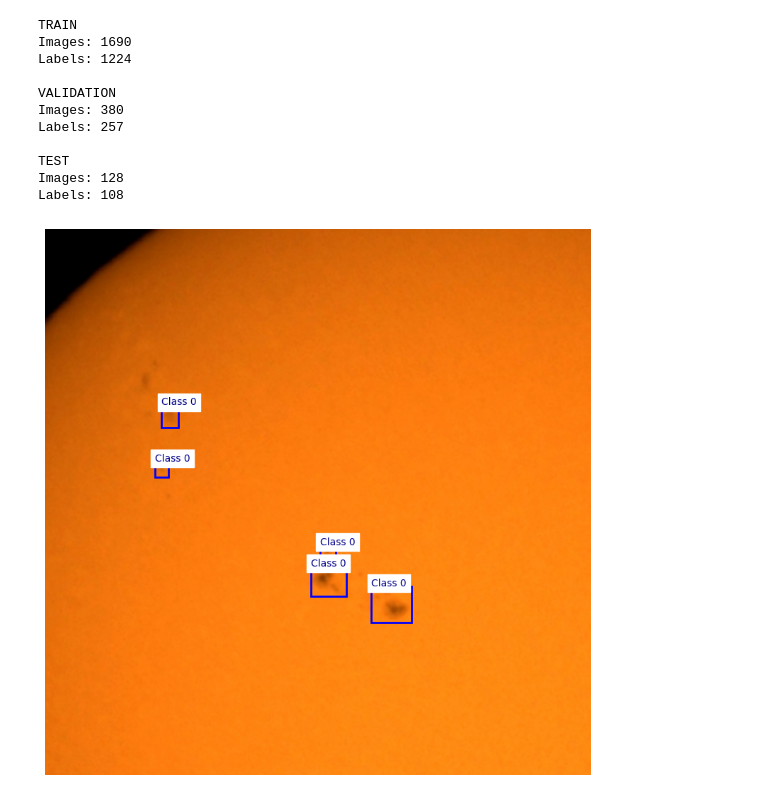
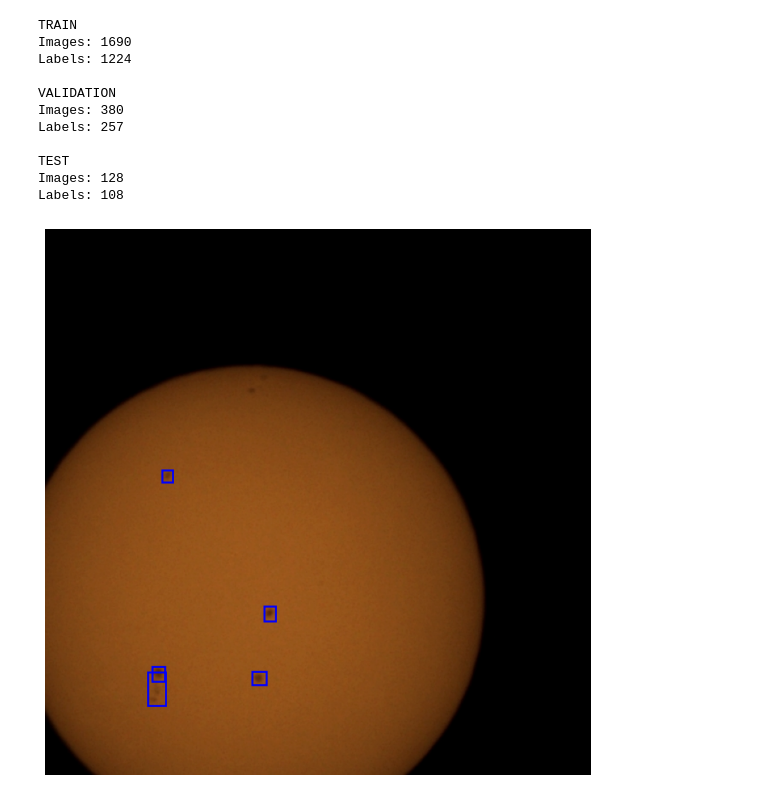
Before and after one commit to mahashreeajmeri/Computer-Vision, a Jupyter notebook: main_code.ipynb, the cells around one changed output. Saved outputs shown, nothing was run; the diff lists cells and outputs as text; code cells hidden in the pictures.

```diff
--- a/main_code.ipynb
+++ b/main_code.ipynb
@@ -44,13 +45,13 @@ Labels: 108
 # %%
 from src.dataset_utils import visualize_annotations
 
 train_images= PROJECT_DIR / "SunspotsYoloDataset" / "train" / "images"
 train_labels= PROJECT_DIR / "SunspotsYoloDataset"/ "train" / "labels"
 
 image_files = sorted(train_images.glob("*.jpg"))
-first_image = image_files[0]
+first_image = image_files[20]
 first_label = train_labels / f"{first_image.stem}.txt"
 
 visualize_annotations(first_image, first_label)
 # %% [output]
-[figure, old version]
+[figure, new version]
```
Also changed, not shown: parts of 1 cell of this notebook.
